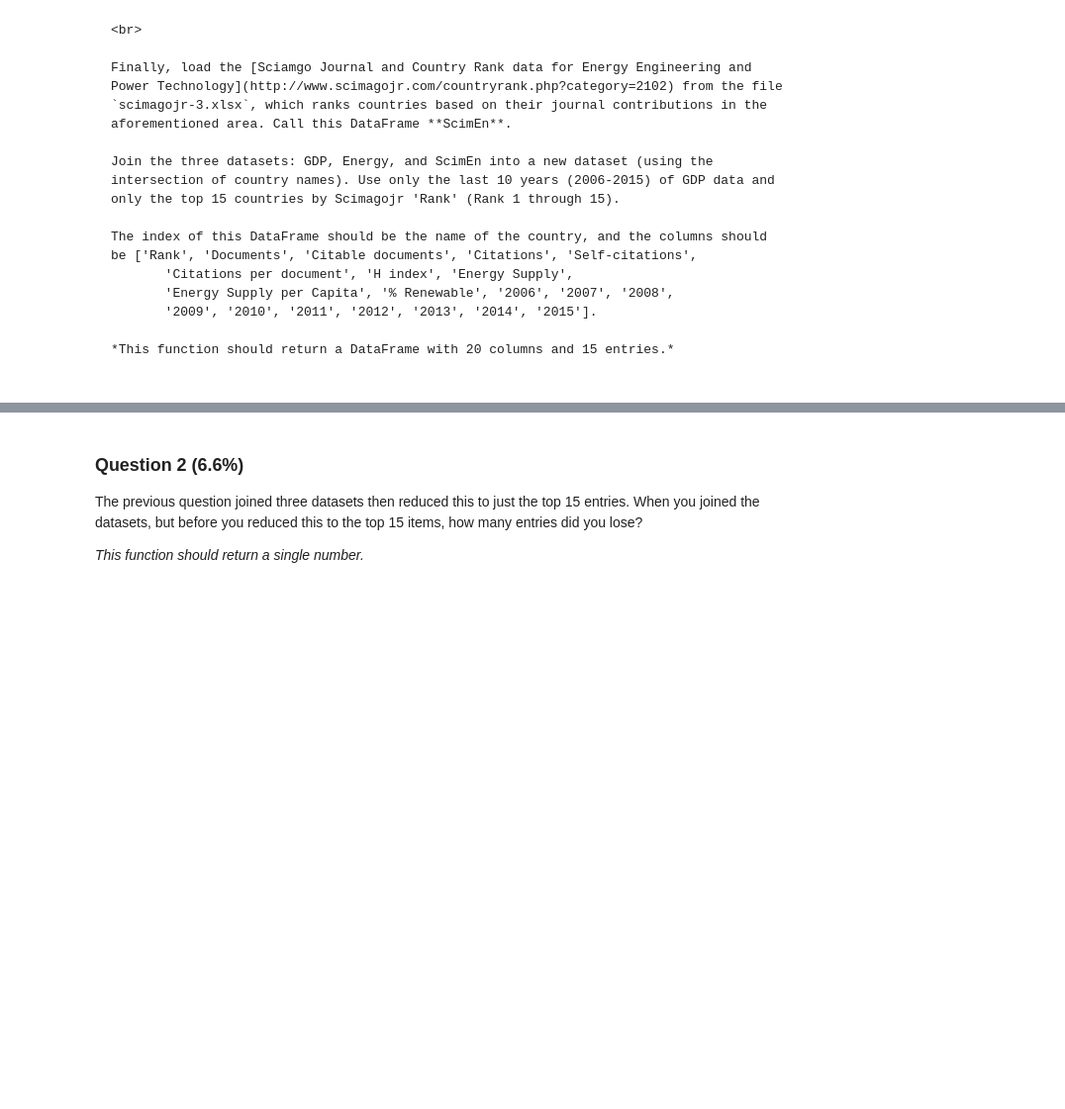
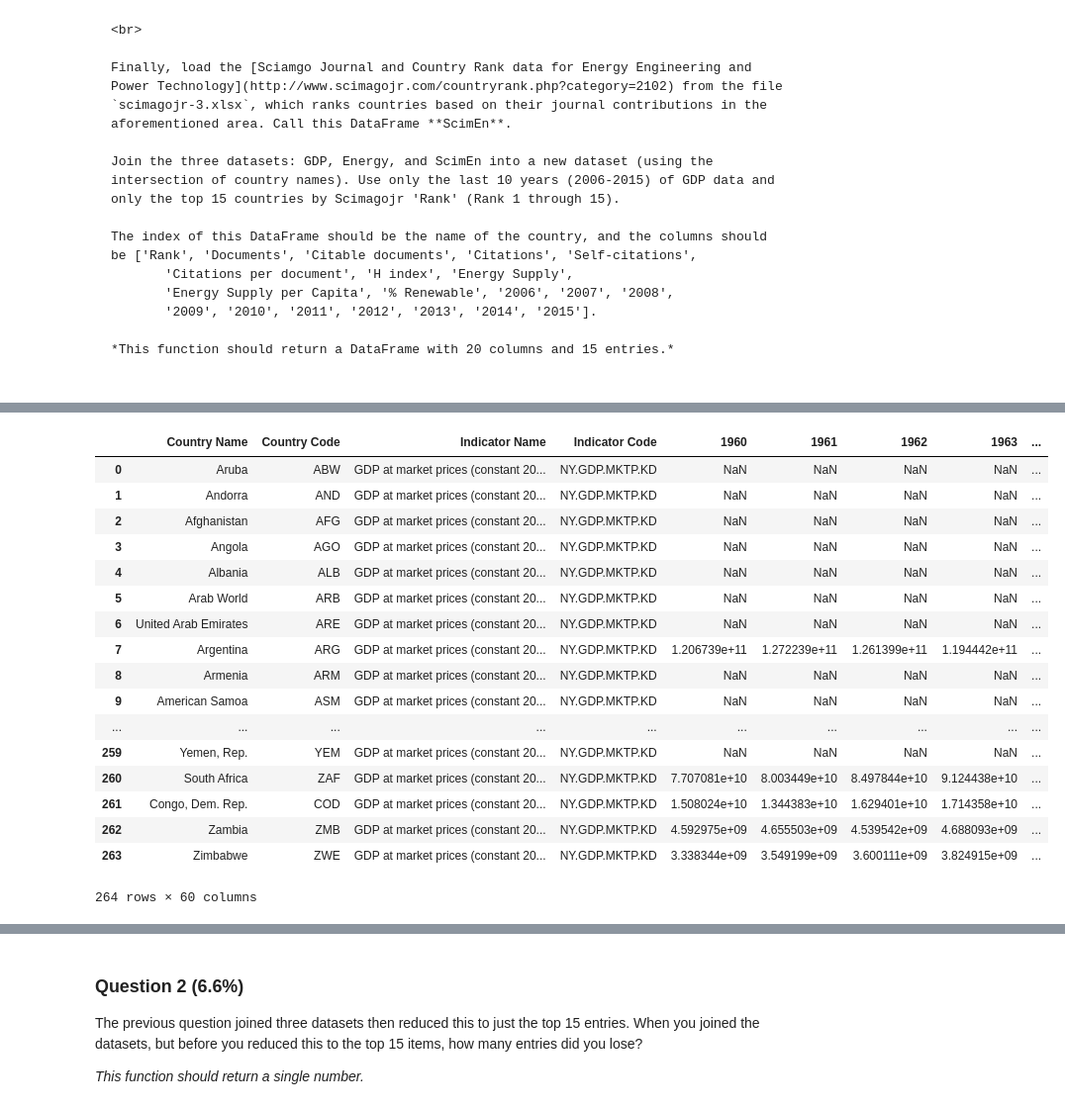
Before and after one commit to r-bosshard/UofM_Applied_Data_Science, a Jupyter notebook: Introduction to Data Science in Python/Assignment 3.ipynb, the cells around one changed output, grey strips where cells are left out. Shown: that part at 99% size. Drawn from its saved outputs; the diff is of its cells as text; code cells hidden in the pictures; blank space fills up the shorter version.

```diff
--- a/Introduction to Data Science in Python/Assignment 3.ipynb
+++ b/Introduction to Data Science in Python/Assignment 3.ipynb
@@ -59,0 +140,23 @@ def answer_one():
+# %%
+#import GDP data
+GDP = pd.read_csv('world_bank.csv', header = 4)
+GDP.head()
+# %% [output]
+|  | Country Name | Country Code | Indicator Name | Indicator Code | 1960 | 1961 | 1962 | 1963 | ... |
+| 0 | Aruba | ABW | GDP at market prices (constant 20... | NY.GDP.MKTP.KD | NaN | NaN | NaN | NaN | ... |
+| 1 | Andorra | AND | GDP at market prices (constant 20... | NY.GDP.MKTP.KD | NaN | NaN | NaN | NaN | ... |
+| 2 | Afghanistan | AFG | GDP at market prices (constant 20... | NY.GDP.MKTP.KD | NaN | NaN | NaN | NaN | ... |
+| 3 | Angola | AGO | GDP at market prices (constant 20... | NY.GDP.MKTP.KD | NaN | NaN | NaN | NaN | ... |
+| 4 | Albania | ALB | GDP at market prices (constant 20... | NY.GDP.MKTP.KD | NaN | NaN | NaN | NaN | ... |
+| 5 | Arab World | ARB | GDP at market prices (constant 20... | NY.GDP.MKTP.KD | NaN | NaN | NaN | NaN | ... |
+| 6 | United Arab Emirates | ARE | GDP at market prices (constant 20... | NY.GDP.MKTP.KD | NaN | NaN | NaN | NaN | ... |
+| 7 | Argentina | ARG | GDP at market prices (constant 20... | NY.GDP.MKTP.KD | 1.206739e+11 | 1.272239e+11 | 1.261399e+11 | 1.194442e+11 | ... |
+| 8 | Armenia | ARM | GDP at market prices (constant 20... | NY.GDP.MKTP.KD | NaN | NaN | NaN | NaN | ... |
+| 9 | American Samoa | ASM | GDP at market prices (constant 20... | NY.GDP.MKTP.KD | NaN | NaN | NaN | NaN | ... |
+| ... | ... | ... | ... | ... | ... | ... | ... | ... | ... |
+| 259 | Yemen, Rep. | YEM | GDP at market prices (constant 20... | NY.GDP.MKTP.KD | NaN | NaN | NaN | NaN | ... |
+| 260 | South Africa | ZAF | GDP at market prices (constant 20... | NY.GDP.MKTP.KD | 7.707081e+10 | 8.003449e+10 | 8.497844e+10 | 9.124438e+10 | ... |
+| 261 | Congo, Dem. Rep. | COD | GDP at market prices (constant 20... | NY.GDP.MKTP.KD | 1.508024e+10 | 1.344383e+10 | 1.629401e+10 | 1.714358e+10 | ... |
+| 262 | Zambia | ZMB | GDP at market prices (constant 20... | NY.GDP.MKTP.KD | 4.592975e+09 | 4.655503e+09 | 4.539542e+09 | 4.688093e+09 | ... |
+| 263 | Zimbabwe | ZWE | GDP at market prices (constant 20... | NY.GDP.MKTP.KD | 3.338344e+09 | 3.549199e+09 | 3.600111e+09 | 3.824915e+09 | ... |
+264 rows × 60 columns
```
Also changed, not shown: parts of 42 cells of this notebook.
